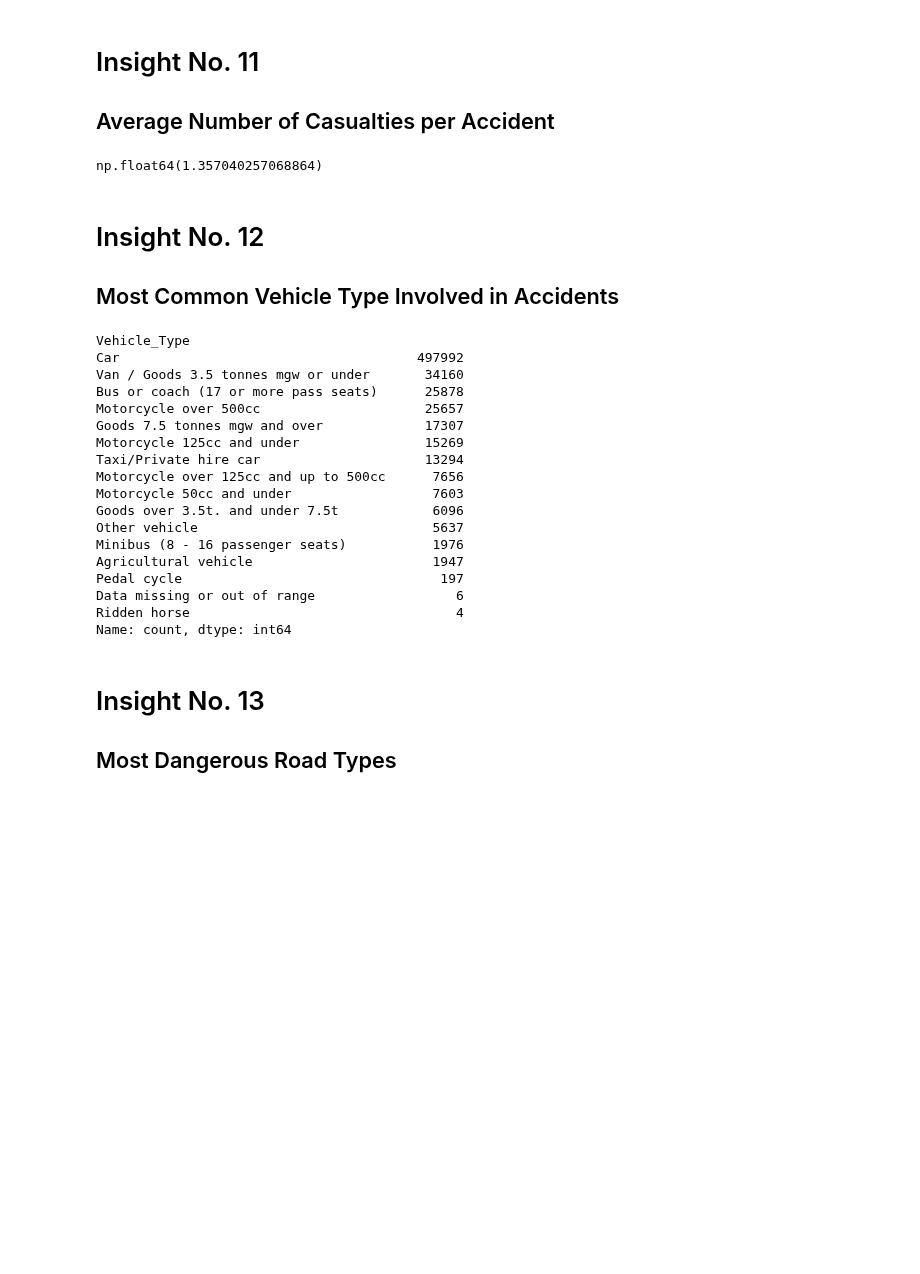
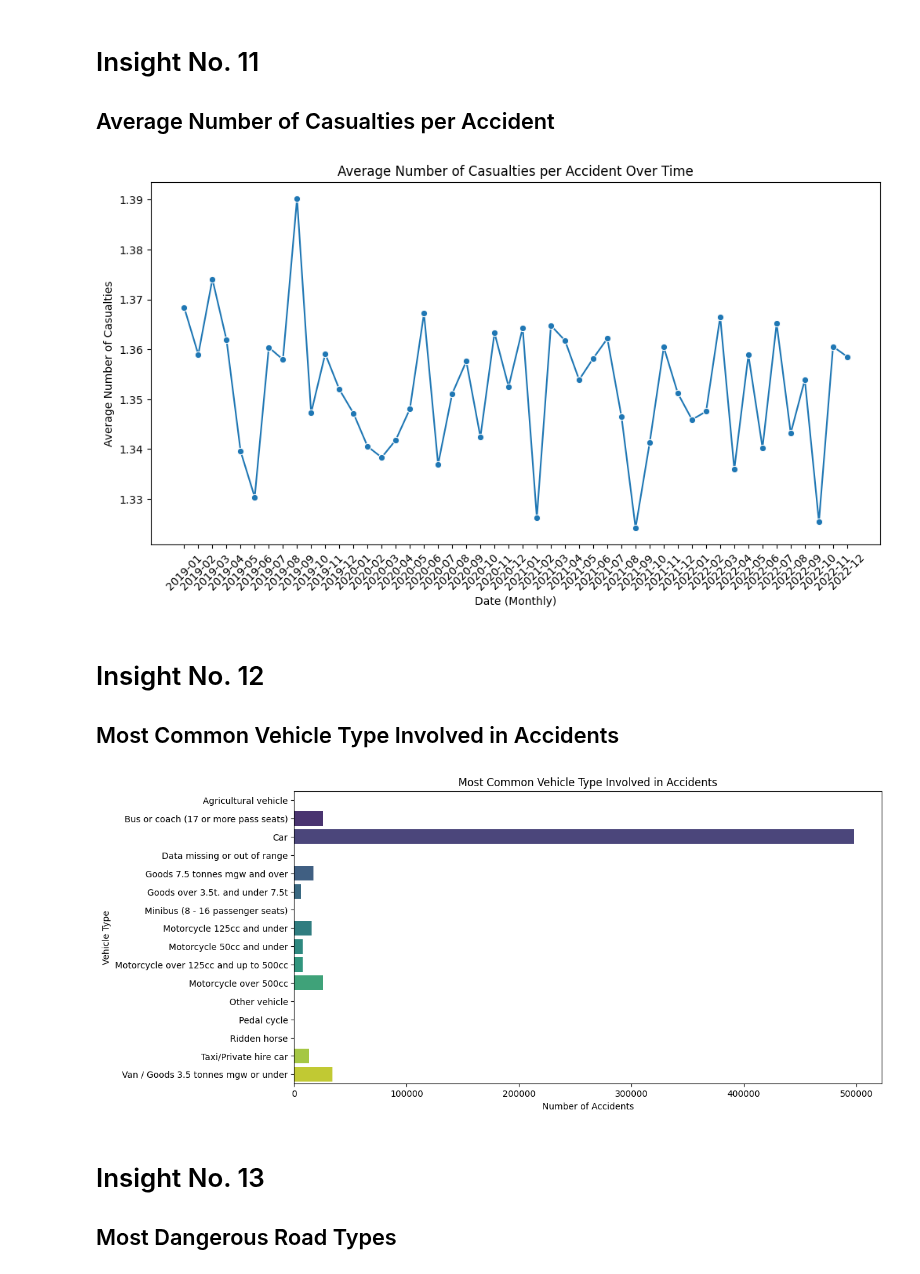
Before and after one commit to String1010/ITD_101, a Jupyter notebook: Activity4.ipynb, the cells around one changed output. Saved outputs shown, nothing was run; the diff lists cells and outputs as text; code cells hidden in the pictures; blank space fills up the shorter version.

```diff
--- a/Activity4.ipynb
+++ b/Activity4.ipynb
@@ -391,33 +408,36 @@ Name: count, Length: 422, dtype: int64
 <h1>Insight No. 11</h1>
 <h2>Average Number of Casualties per Accident</h2>
 # %%
-acd['Number_of_Casualties'].mean()
+# acd['Number_of_Casualties'].mean()
+
+acd['Accident Date'] = pd.to_datetime(acd['Accident Date'])
+casualties_per_date = acd.groupby(acd['Accident Date'].dt.to_period("M"))['Number_of_Casualties'].mean()
+
+plt.figure(figsize=(12, 6))
+sns.lineplot(x=casualties_per_date.index.astype(str), y=casualties_per_date.values, marker="o")
+plt.xticks(rotation=45)
+plt.xlabel("Date (Monthly)")
+plt.ylabel("Average Number of Casualties")
+plt.title("Average Number of Casualties per Accident Over Time")
+plt.show()
 # %% [output]
-np.float64(1.357040257068864)
+[figure, added]
 # %% [markdown]
 <h1>Insight No. 12</h1>
 <h2>Most Common Vehicle Type Involved in Accidents</h2>
 # %%
-acd['Vehicle_Type'].value_counts()
+# acd['Vehicle_Type'].value_counts()
+
+vehicle_counts = acd['Vehicle_Type'].value_counts().head(10)
+
+plt.figure(figsize=(12, 6))
+sns.barplot(x=vehicle_counts.values, y=vehicle_counts.index, palette="viridis")
+plt.xlabel("Number of Accidents")
+plt.ylabel("Vehicle Type")
+plt.title("Most Common Vehicle Type Involved in Accidents")
+plt.show()
 # %% [output]
-Vehicle_Type
-Car                                      497992
-Van / Goods 3.5 tonnes mgw or under       34160
-Bus or coach (17 or more pass seats)      25878
-Motorcycle over 500cc                     25657
-Goods 7.5 tonnes mgw and over             17307
-Motorcycle 125cc and under                15269
-Taxi/Private hire car                     13294
-Motorcycle over 125cc and up to 500cc      7656
-Motorcycle 50cc and under                  7603
-Goods over 3.5t. and under 7.5t            6096
-Other vehicle                              5637
-Minibus (8 - 16 passenger seats)           1976
-Agricultural vehicle                       1947
-Pedal cycle                                 197
-Data missing or out of range                  6
-Ridden horse                                  4
-Name: count, dtype: int64
+[figure, added]
 # %% [markdown]
 <h1>Insight No. 13</h1>
 <h2>Most Dangerous Road Types</h2>
```
Also changed, not shown: parts of 17 cells of this notebook.
